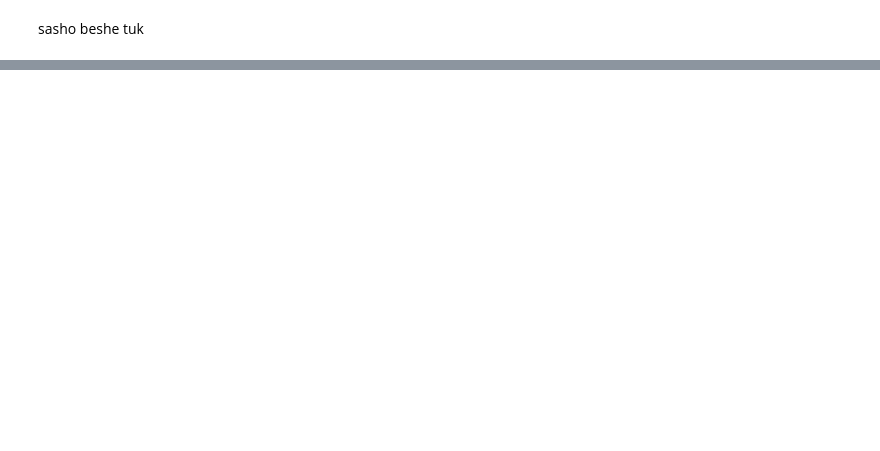
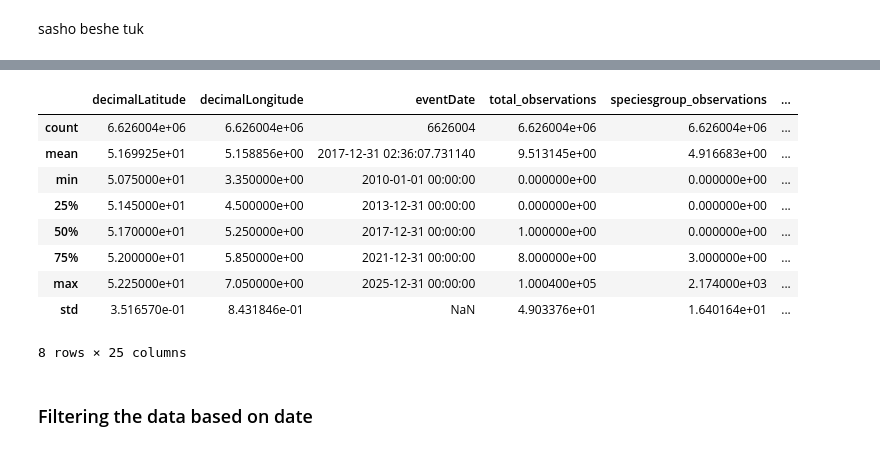
Before and after one commit to kebabzter/the-greatest-cormorant, a Jupyter notebook: notebook-03.ipynb, the cells around one changed output, grey strips where cells are left out. Saved outputs shown, nothing was run; the diff lists cells and outputs as text; code cells hidden in the pictures; blank space fills up the shorter version.

```diff
--- a/notebook-03.ipynb
+++ b/notebook-03.ipynb
@@ -363,0 +16,2 @@ plt.show()
+# %%
+df = pd.read_parquet('./bird_habitats_weather.parquet')
@@ -363,0 +30,15 @@ plt.show()
+# %%
+df.describe()
+# %% [output]
+|  | decimalLatitude | decimalLongitude | eventDate | total_observations | speciesgroup_observations | ... |
+| count | 6.626004e+06 | 6.626004e+06 | 6626004 | 6.626004e+06 | 6.626004e+06 | ... |
+| mean | 5.169925e+01 | 5.158856e+00 | 2017-12-31 02:36:07.731140 | 9.513145e+00 | 4.916683e+00 | ... |
+| min | 5.075000e+01 | 3.350000e+00 | 2010-01-01 00:00:00 | 0.000000e+00 | 0.000000e+00 | ... |
+| 25% | 5.145000e+01 | 4.500000e+00 | 2013-12-31 00:00:00 | 0.000000e+00 | 0.000000e+00 | ... |
+| 50% | 5.170000e+01 | 5.250000e+00 | 2017-12-31 00:00:00 | 1.000000e+00 | 0.000000e+00 | ... |
+| 75% | 5.200000e+01 | 5.850000e+00 | 2021-12-31 00:00:00 | 8.000000e+00 | 3.000000e+00 | ... |
+| max | 5.225000e+01 | 7.050000e+00 | 2025-12-31 00:00:00 | 1.000400e+05 | 2.174000e+03 | ... |
+| std | 3.516570e-01 | 8.431846e-01 | NaN | 4.903376e+01 | 1.640164e+01 | ... |
+8 rows × 25 columns
+# %% [markdown]
+### Filtering the data based on date
```
Also changed, not shown: parts of 53 cells of this notebook.
